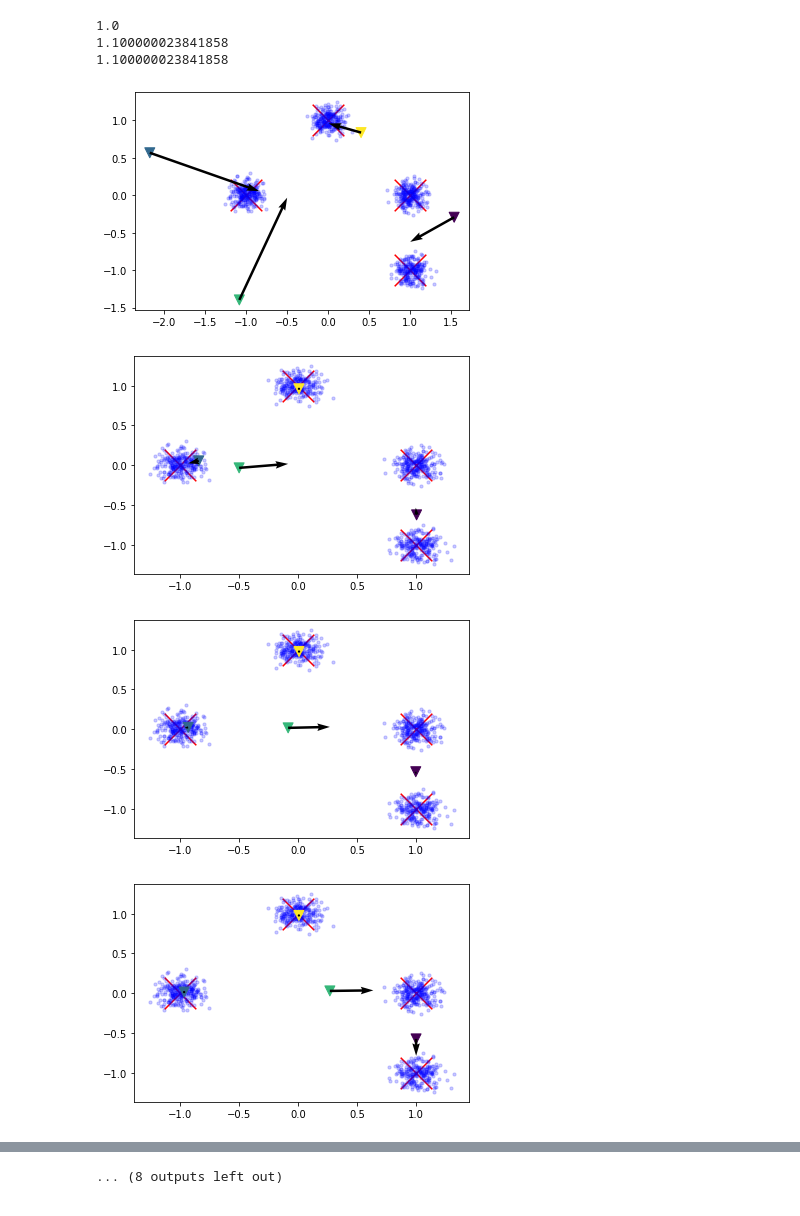
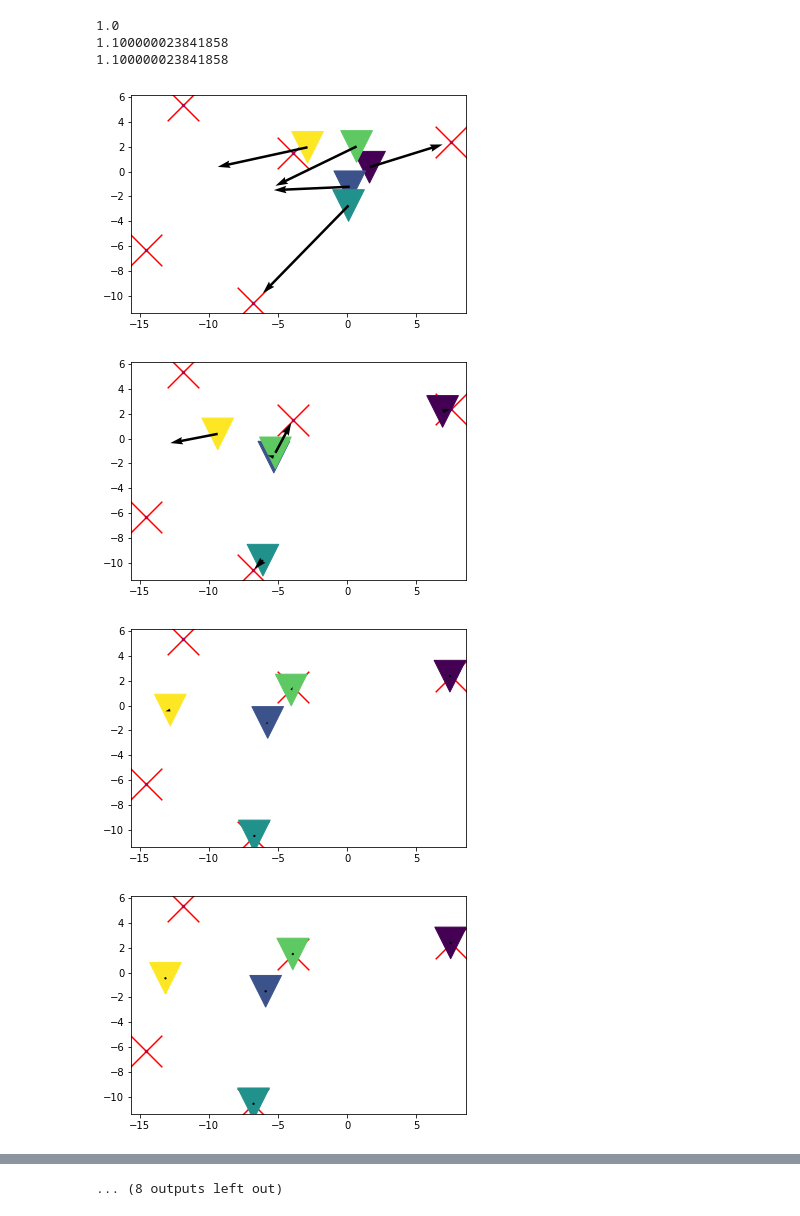
Before and after one commit to akarshkumar0101/transformer-memory, a Jupyter notebook: k_means.ipynb, the cells around one changed output, grey strips where cells are left out. Cells and saved outputs as stored; diff of their text form; code cells hidden in the pictures.

Commit message:
run experiment where all hopfield memories fail

```diff
--- a/k_means.ipynb
+++ b/k_means.ipynb
@@ -31,3 +33,6 @@ plt.scatter(*x.T, marker='o', color=(0, 0, 1., 0.2), s=10)
+# %%
+torch.manual_seed(0)
+x = generate_data(10)
 # %% [markdown]
 # k means clustering (teleport centroids)
 # %%
@@ -96,24 +103,23 @@ In the second softmax step,
 rather than taking another softmax (over data), they just take a weight sum (over data).
 This is legal because the first softmax ensures everything is in (0,1) range.
 # %%
-np.random.seed(0)
+torch.manual_seed(0)
 
 alpha = .3 # alpha=0 means the centroid teleports and becomes k means clustering
-theta = np.random.randn(4, 2)/10. + 1.5
+theta = torch.randn(4, 2)/10. + 1.5
 
-x = generate_data(1000)
 
 for i in range(10):
-    plt.scatter(*means.T, marker='x', color='r', s=1000)
-    plt.scatter(*x.T, marker='o', color=(0, 0, 1., 0.2), s=10)
-    plt.scatter(*theta.T, marker='v', color=(0, 1., 0, 1.), s=100)
+    plt.scatter(*to_np(means).T, marker='x', color='r', s=5000)
+    plt.scatter(*to_np(x).T, marker='o', color=(0, 0, 1., 0.2), s=10)
+    plt.scatter(*to_np(theta).T, marker='v', c=np.arange(len(theta)), s=500)
     plt.show()
 
     beta = 5.
-    dists = np.linalg.norm(theta[:, None, :]-x, axis=-1)
+    similarity = -torch.linalg.norm(theta[:, None, :]-x, dim=-1)
     # idx = dists.argmin(axis=0)
-    dt = scipy.special.softmax(beta*-dists, axis=0)
-    dx = scipy.special.softmax(beta*-dists, axis=1)
+    dt = (beta*similarity).softmax(dim=0)
+    dx = (beta*similarity).softmax(dim=1)
     # print(dx)
     # plt.plot(dx[0])
     # plt.show()
@@ -122,7 +128,7 @@ for i in range(10):
     # target = np.stack([x[idx==i].mean(axis=0) if (idx==i).sum()>0 else ti for i, ti in enumerate(theta)], axis=0)
     # target = theta
 
-    dtx = scipy.special.softmax(5.*dt, axis=1)
+    dtx = (5.*dt).softmax(dim=1)
     target = dtx@x
 
     theta = alpha*theta + (1-alpha)*target
@@ -196,6 +149,6 @@ class HopfieldMemory(nn.Module):
 # %%
 torch.manual_seed(0)
-hm = HopfieldMemory(5, 2)
+hm = HopfieldMemory((5, 2), alpha=1.)
 for i in range(5):
     nK = torch.randn(5, 2)
     nV = torch.randn(5, 2)
@@ -241,28 +192,29 @@ print(a.item())
 1.100000023841858
 1.100000023841858
 # %%
-np.random.seed(0)
-torch.manual_seed(0)
+torch.manual_seed(3)
 
 # alpha = .3 # alpha=0 means the centroid teleports and becomes k means clustering
-hm = HopfieldMemory(4, 2, alpha=.0, opt='sgd', lr=1.)
+hm = HopfieldMemory((5, 2), alpha=0.9, opt='sgd', lr=1.)
 # hm = HopfieldMemory(4, 2, alpha=.7, opt='adam', lr=.5)
 
-x = generate_data(1000)
+means = torch.randn(5, 2)*10.
+# x = generate_data(20, means)
+x = means
 
 for i in range(20):
-    hm.set_target_with_data(torch.from_numpy(x).to(hm.K), None, 5.0, dist_metric='euclidean', beta2=5.)
+    hm.set_target_with_data(x.to(hm.Km), None, dist_metric='euclidean', beta1=10., beta2=10.)
 
-    plt.scatter(*means.T, marker='x', color='r', s=1000)
-    plt.scatter(*x.T, marker='o', color=(0, 0, 1., 0.2), s=10)
+    plt.scatter(*to_np(means).T, marker='x', color='r', s=1000)
+    plt.scatter(*to_np(x).T, marker='o', color=(0, 0, 1., 0.2), s=10)
     # plt.scatter(*to_np(hm.K).T, marker='v', color=(0, 1., 0, 1.), s=100)
-    plt.scatter(*to_np(hm.K).T, marker='v', c=np.arange(4), s=100)
-    plt.quiver(*to_np(hm.K).T, *to_np(hm.K.grad).T, angles='xy', scale_units='xy', scale=1)
+    plt.scatter(*to_np(hm.Km).T, marker='v', c=np.arange(len(hm.Km)), s=1000)
+    plt.quiver(*to_np(hm.Km).T, *to_np(hm.Km.grad).T, angles='xy', scale_units='xy', scale=1)
     plt.show()
 
     hm.step()
 # %% [output]
-[figure, old version]
+[figure, new version]
-[figure, old version]
+[figure, new version]
-[figure, old version]
+[figure, new version]
-[figure, old version]
+[figure, new version]
```
Also changed, not shown: parts of 14 cells of this notebook, 8 other files.
